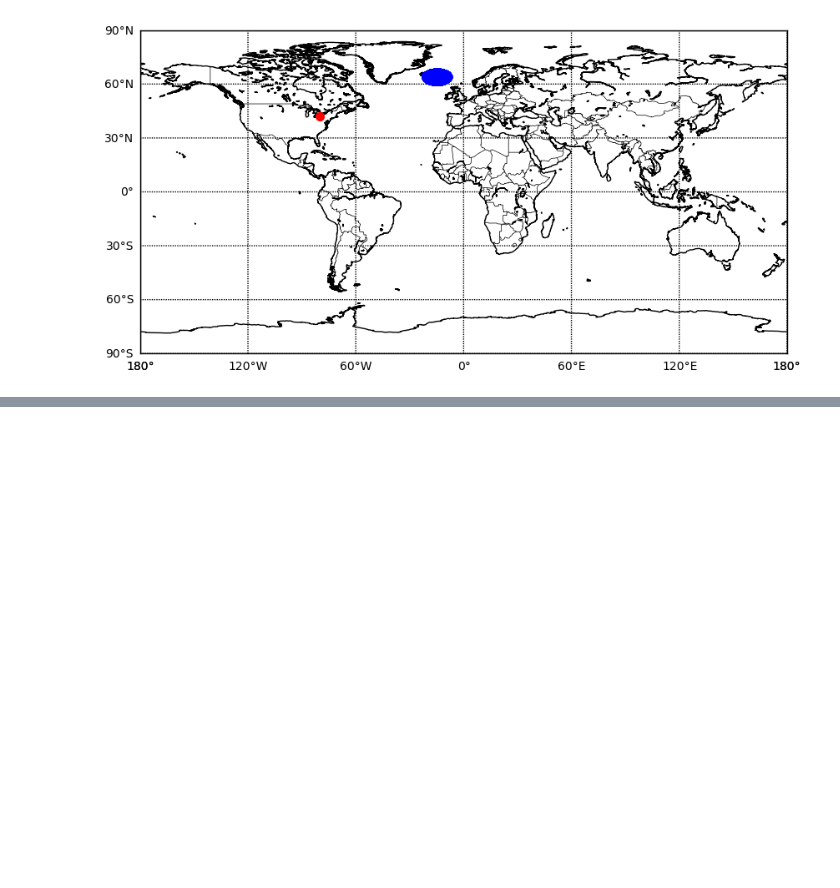
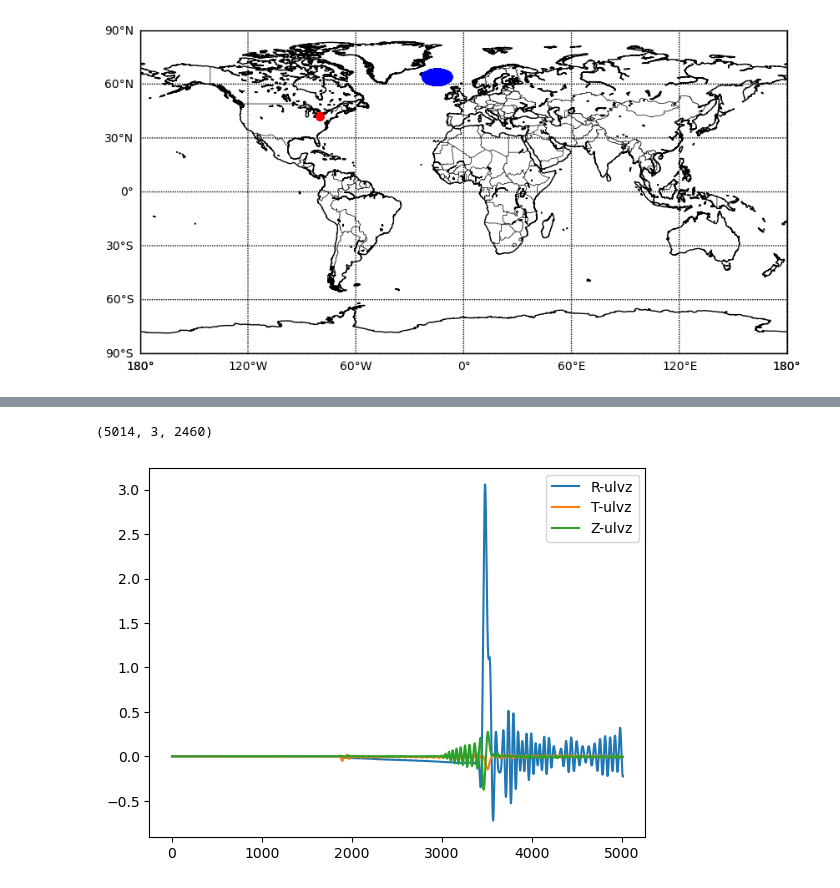
Before and after one commit to kuangdai/hybrid_ulvz_axisem3d, a Jupyter notebook: wave_reciprocal/visualize.ipynb, the cells around one changed output, grey strips where cells are left out. Cells and saved outputs as stored; diff of their text form; code cells hidden in the pictures; blank space fills up the shorter version.

```diff
--- a/wave_reciprocal/visualize.ipynb
+++ b/wave_reciprocal/visualize.ipynb
@@ -39,0 +52,11 @@ plt.show()
+# %%
+rotate = np.load("reciprocal_simulations/US.ERP/output/rotated_solid.npz")["arr_0"]
+print(rotate.shape)
+plt.plot(rotate[:, 0, 0], label="R-ulvz")
+plt.plot(rotate[:, 1, 0], label="T-ulvz")
+plt.plot(rotate[:, 2, 0], label="Z-ulvz")
+plt.legend()
+plt.show()
+# %% [output]
+(5014, 3, 2460)
+[figure, added]
```
Also changed, not shown: parts of 2 cells of this notebook, 3 other files.
